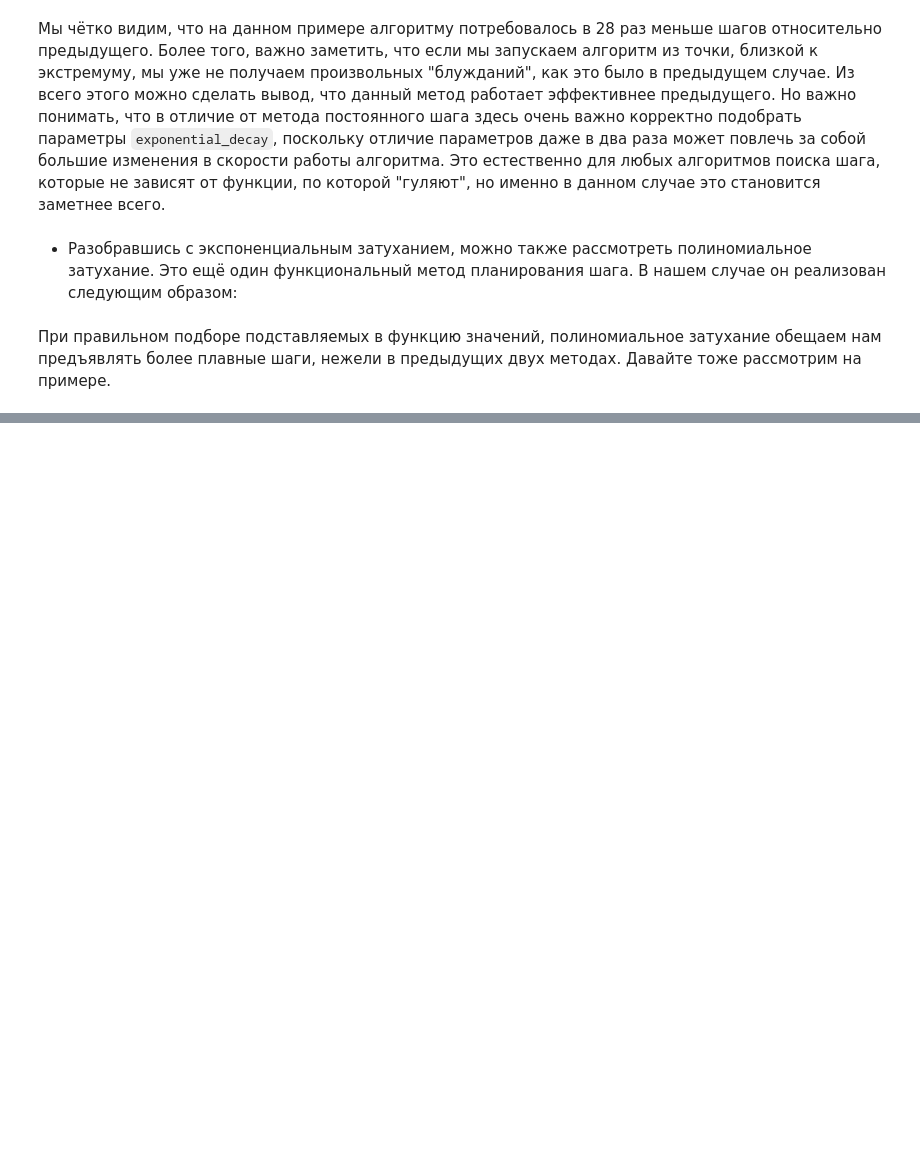
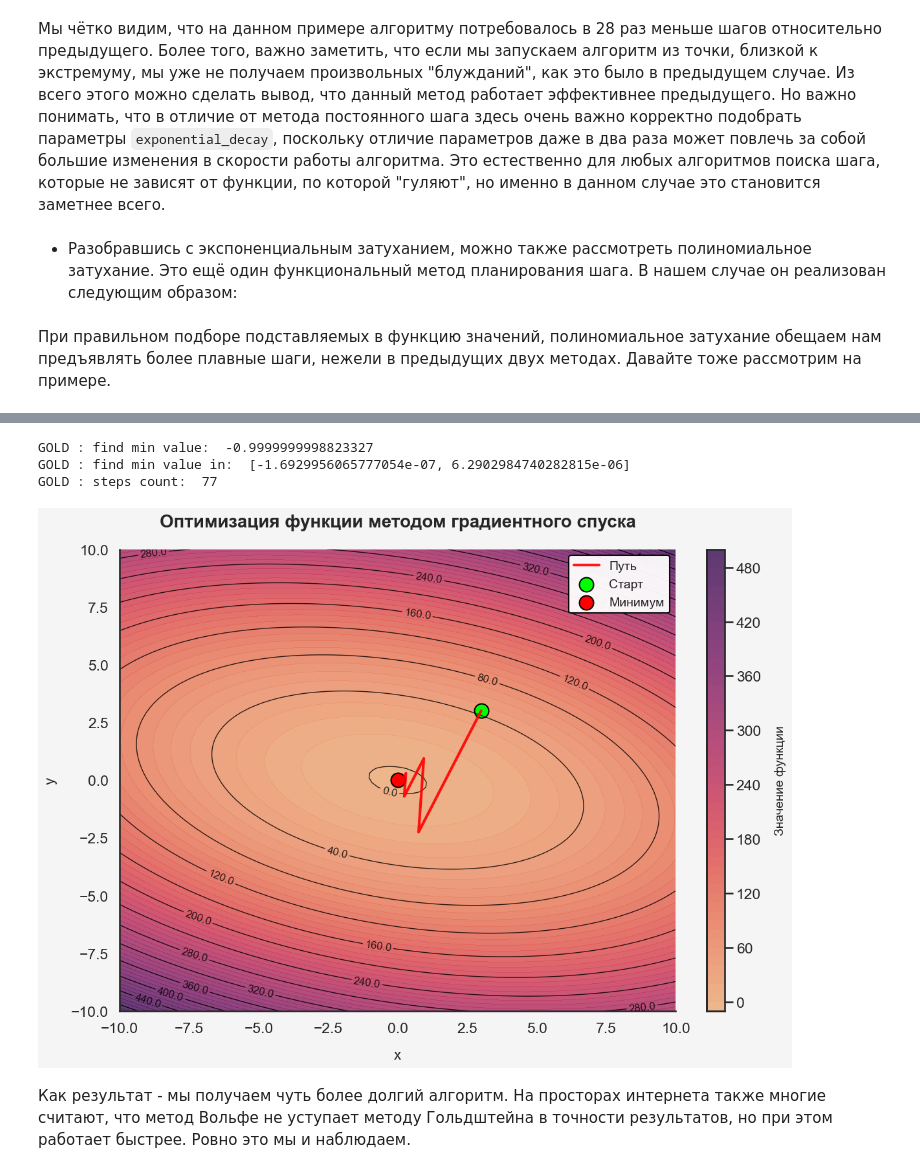
Before and after one commit to 3ELEHblE-LIJanki/Optimization-Methods-lab1, a Jupyter notebook: report.ipynb, the cells around one changed output, grey strips where cells are left out. Drawn from its saved outputs; the diff is of its cells as text; code cells hidden in the pictures; blank space fills up the shorter version.

```diff
--- a/report.ipynb
+++ b/report.ipynb
@@ -127,0 +196,17 @@ EXP : steps count:  517
+# %%
+func = lambda x: x[0] ** 2 + 3 * x[1] ** 2 + x[1] * x[0] - 1
+test_descent = GradientDecent(goldstein(0.0001, 0.9), func, [[-10.0, 10.0], [-10.0, 10.0]], 0.00001)
+
+result = test_descent.find_min([3, 3], 1200)
+test_plotter = GraphicsPlotter(test_descent)
+
+pretty_print(test_descent, "GOLD", result)
+
+test_plotter.plot()
+# %% [output]
+GOLD : find min value:  -0.9999999998823327
+GOLD : find min value in:  [-1.6929956065777054e-07, 6.2902984740282815e-06]
+GOLD : steps count:  77
+[figure, added]
+# %% [markdown]
+Как результат - мы получаем чуть более долгий алгоритм. На просторах интернета также многие считают, что метод Вольфе не уступает методу Гольдштейна в точности результатов, но при этом работает быстрее. Ровно это мы и наблюдаем.
```
Also changed, not shown: parts of 15 cells of this notebook.
